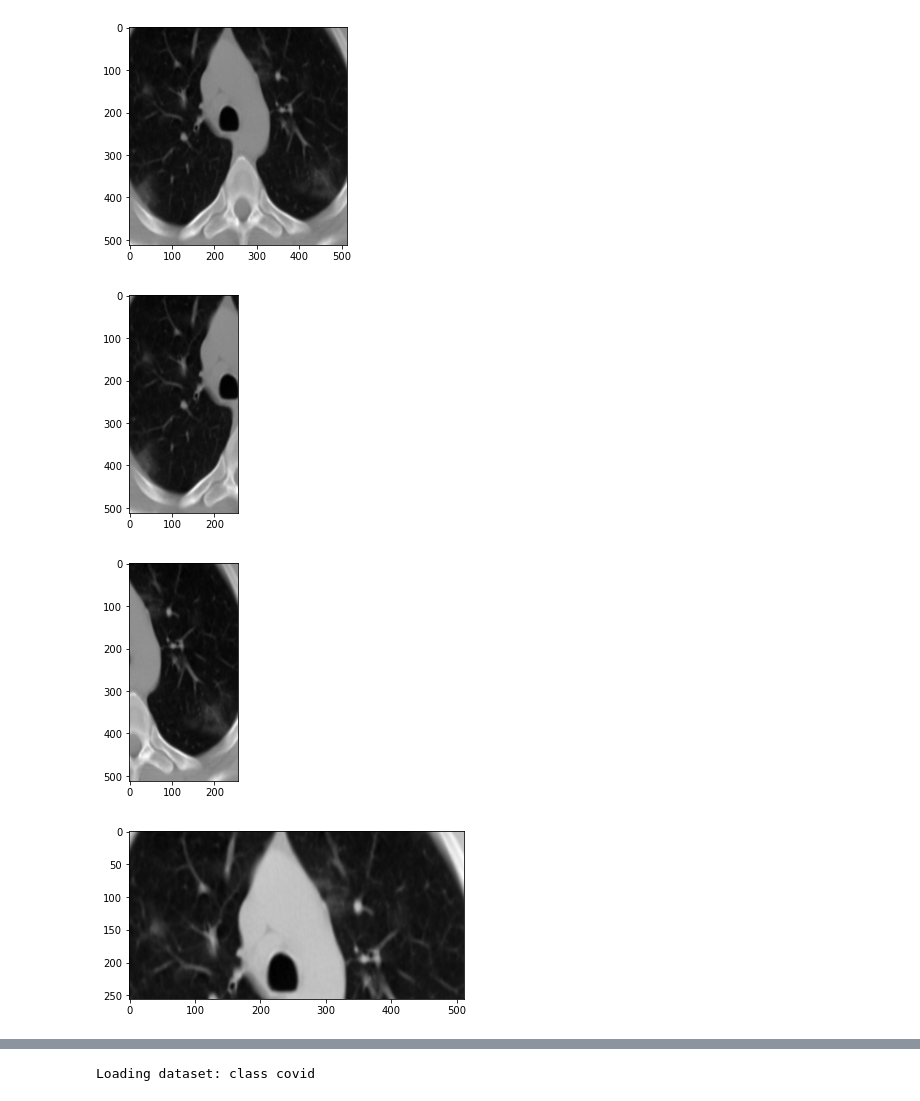
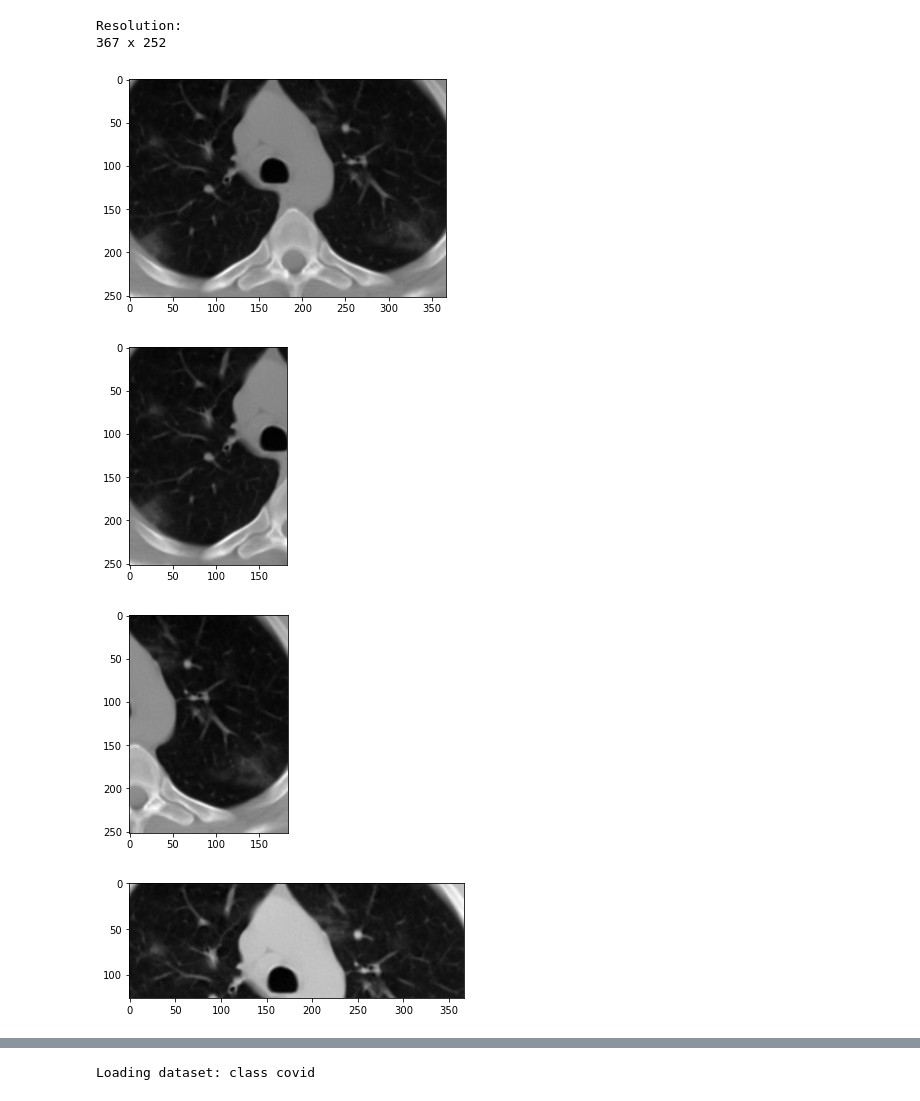
Before and after one commit to RajenRanjithkumar/Medical-Image-Analysis, a Jupyter notebook: mutiple_inputs_scaled.ipynb, the cells around one changed output, grey strips where cells are left out. Saved outputs shown, nothing was run; the diff lists cells and outputs as text; code cells hidden in the pictures.

Commit message:
scaled image model trained without resizing

```diff
--- a/mutiple_inputs_scaled.ipynb
+++ b/mutiple_inputs_scaled.ipynb
@@ -43,35 +43,39 @@ DATADIR = "D:/Project2022/res/split_dataset/scaled_resized/train"
 # %%
 for categoty in CATEGORIES:
     path = os.path.join(DATADIR, categoty)  # path to Covid or Nprmal
     for img in os.listdir(path):
         img_array = cv2.imread(os.path.join(path,img), cv2.IMREAD_GRAYSCALE)
-        img_array = cv2.resize(img_array, (512,512), interpolation= cv2.INTER_LINEAR)
+        #img_array = cv2.resize(img_array, (512,512), interpolation= cv2.INTER_LINEAR)
+        print("Resolution:")
+        print(img_array.shape[1],"x",img_array.shape[0])
         plt.imshow(img_array, cmap="gray")
         plt.show()
 
-        LH_img = img_array[: , :256]
+        LH_img = img_array[: , :int(img_array.shape[1]/2)]
         plt.imshow(LH_img, cmap="gray")
         plt.show()
 
 
-        RH_img = img_array[: , 256:]
+        RH_img = img_array[: , int(img_array.shape[1]/2):]
         plt.imshow(RH_img, cmap="gray")
         plt.show()
 
-        TH_img = img_array[:256 , :]
+        TH_img = img_array[:int(img_array.shape[0]/2) , :]
         plt.imshow(TH_img, cmap="gray")
         plt.show()
 
-        BH_img = img_array[256: , :]
+        BH_img = img_array[int(img_array.shape[0]/2): , :]
         plt.imshow(BH_img, cmap="gray")
         plt.show()
 
 
 
         break
     break
 # %% [output]
+Resolution:
+367 x 252
-[figure, old version]
+[figure, new version]
-[figure, old version]
+[figure, new version]
-[figure, old version]
+[figure, new version]
-[figure, old version]
+[figure, new version]
```
Also changed, not shown: parts of 14 cells of this notebook, 29 other files.
